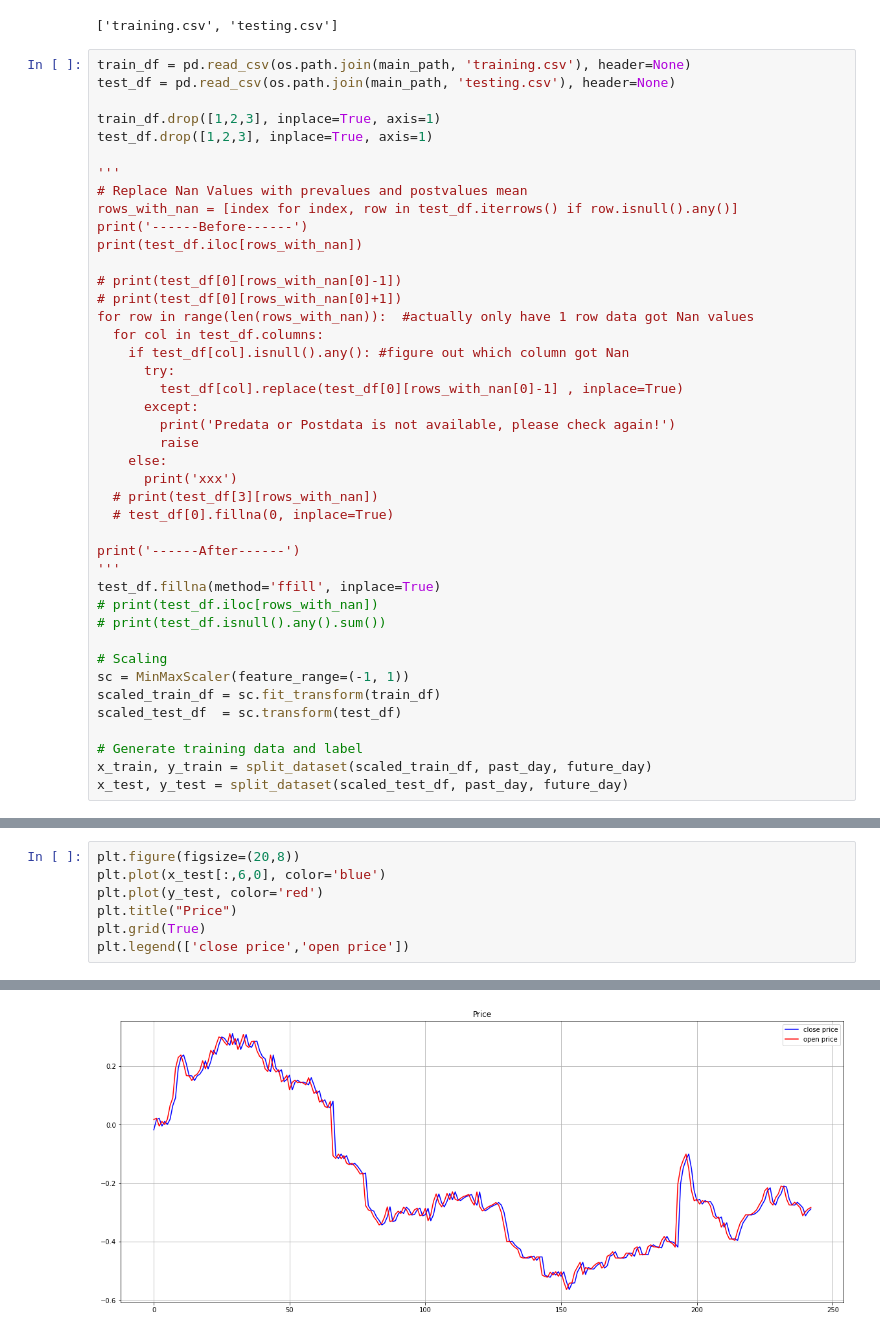
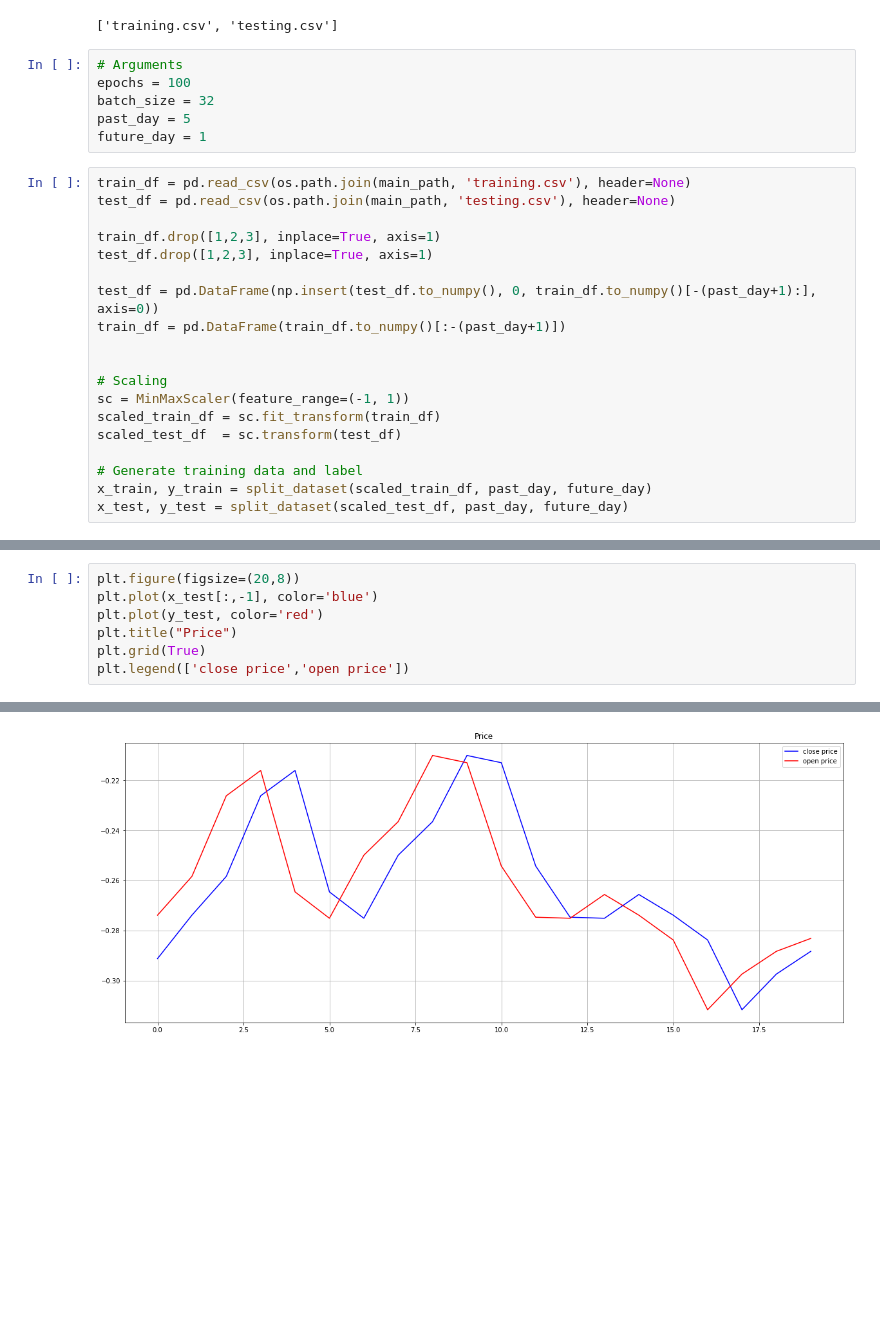
Before and after one commit to Howeng98/DSAI_HW2, a Jupyter notebook: DSAI_hw2.ipynb, the cells around one changed output, grey strips where cells are left out. Cells and saved outputs as stored; diff of their text form; blank space fills up the shorter version.

```diff
--- a/DSAI_hw2.ipynb
+++ b/DSAI_hw2.ipynb
@@ -102,6 +93,12 @@ main_path = 'drive/My Drive/Colab Notebooks/DSAI_HW2'
 print(os.listdir(main_path))
 # %% [output]
 ['training.csv', 'testing.csv']
+# %%
+# Arguments
+epochs = 100
+batch_size = 32
+past_day = 5
+future_day = 1
 # %%
 train_df = pd.read_csv(os.path.join(main_path, 'training.csv'), header=None)
 test_df = pd.read_csv(os.path.join(main_path, 'testing.csv'), header=None)
@@ -109,32 +106,9 @@ test_df = pd.read_csv(os.path.join(main_path, 'testing.csv'), header=None)
 train_df.drop([1,2,3], inplace=True, axis=1)
 test_df.drop([1,2,3], inplace=True, axis=1)
 
-'''
-# Replace Nan Values with prevalues and postvalues mean
-rows_with_nan = [index for index, row in test_df.iterrows() if row.isnull().any()]
-print('------Before------')
-print(test_df.iloc[rows_with_nan])
+test_df = pd.DataFrame(np.insert(test_df.to_numpy(), 0, train_df.to_numpy()[-(past_day+1):], axis=0))
+train_df = pd.DataFrame(train_df.to_numpy()[:-(past_day+1)])
 
-# print(test_df[0][rows_with_nan[0]-1])
-# print(test_df[0][rows_with_nan[0]+1])
-for row in range(len(rows_with_nan)):  #actually only have 1 row data got Nan values
-  for col in test_df.columns:
-    if test_df[col].isnull().any(): #figure out which column got Nan
-      try:
-        test_df[col].replace(test_df[0][rows_with_nan[0]-1] , inplace=True)
-      except:
-        print('Predata or Postdata is not available, please check again!')
-        raise
-    else:
-      print('xxx')
-  # print(test_df[3][rows_with_nan])
-  # test_df[0].fillna(0, inplace=True)
-
-print('------After------')
-'''
-test_df.fillna(method='ffill', inplace=True)
-# print(test_df.iloc[rows_with_nan])
-# print(test_df.isnull().any().sum())
 
 # Scaling
 sc = MinMaxScaler(feature_range=(-1, 1))
@@ -198,10 +166,10 @@ plt.grid(True)
 # %%
 plt.figure(figsize=(20,8))
-plt.plot(x_test[:,6,0], color='blue')
+plt.plot(x_test[:,-1], color='blue')
 plt.plot(y_test, color='red')
 plt.title("Price")
 plt.grid(True)
 plt.legend(['close price','open price'])
 # %% [output]
 <matplotlib.legend.Legend at 0x...>
-[figure, old version]
+[figure, new version]
```
Also changed, not shown: parts of 13 cells of this notebook.
